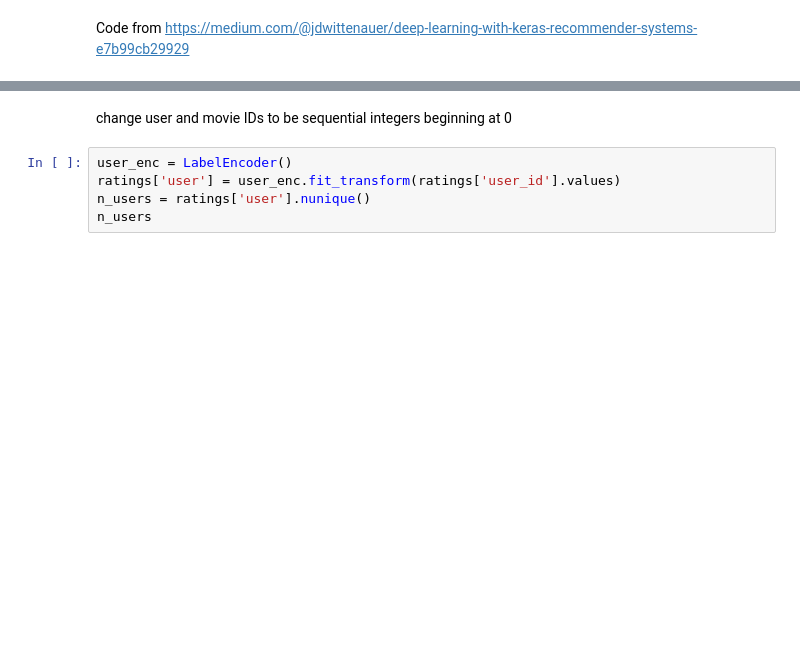
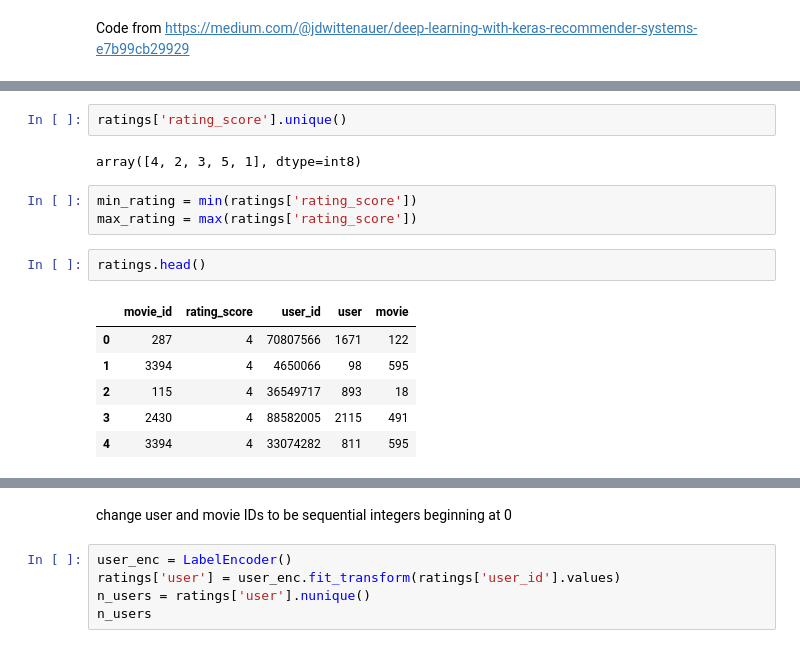
Before and after one commit to smanavi/Springboard-Capstone-Three, a Jupyter notebook: tensorflow.ipynb, the cells around one changed output, grey strips where cells are left out. Cells and saved outputs as stored; diff of their text form; blank space fills up the shorter version.

```diff
--- a/tensorflow.ipynb
+++ b/tensorflow.ipynb
@@ -18,0 +61,16 @@ ratings.head()
+# %%
+ratings['rating_score'].unique()
+# %% [output]
+array([4, 2, 3, 5, 1], dtype=int8)
+# %%
+min_rating = min(ratings['rating_score'])
+max_rating = max(ratings['rating_score'])
+# %%
+ratings.head()
+# %% [output]
+|  | movie_id | rating_score | user_id | user | movie |
+| 0 | 287 | 4 | 70807566 | 1671 | 122 |
+| 1 | 3394 | 4 | 4650066 | 98 | 595 |
+| 2 | 115 | 4 | 36549717 | 893 | 18 |
+| 3 | 2430 | 4 | 88582005 | 2115 | 491 |
+| 4 | 3394 | 4 | 33074282 | 811 | 595 |
```
Also changed, not shown: parts of 40 cells of this notebook, 32 other files.
